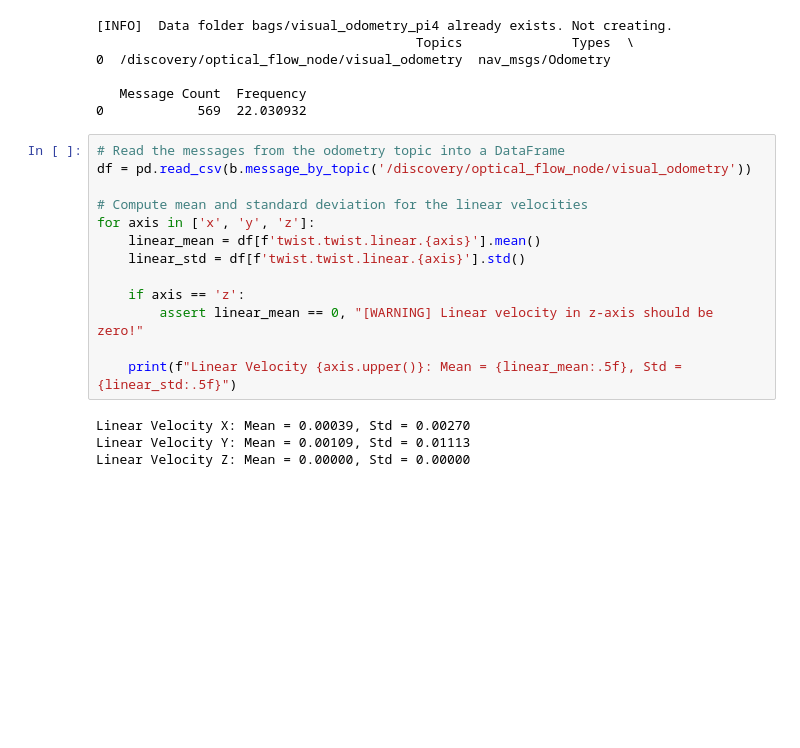
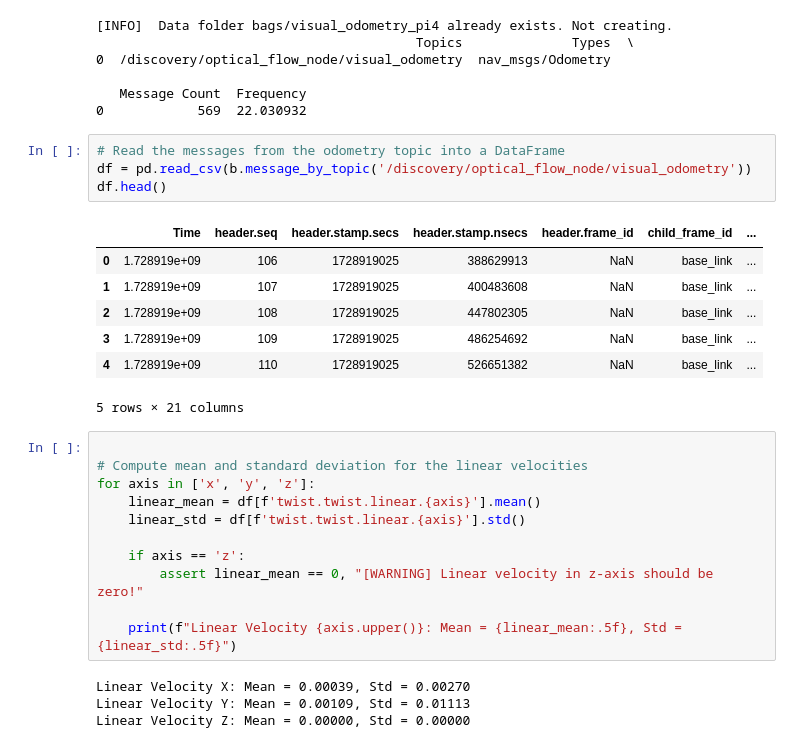
Before and after one commit to jzal03/book-opmanual-dd24, a Jupyter notebook: src/sensors_characterization/sensors_characterization.ipynb, the cells around one changed output. Cells and saved outputs as stored; diff of their text form; blank space fills up the shorter version.

```diff
--- a/src/sensors_characterization/sensors_characterization.ipynb
+++ b/src/sensors_characterization/sensors_characterization.ipynb
@@ -149,9 +149,19 @@ print(b.topic_table)
 
    Message Count  Frequency
 0            569  22.030932
+# %%
+# Read the messages from the odometry topic into a DataFrame
+df = pd.read_csv(b.message_by_topic('/discovery/optical_flow_node/visual_odometry'))
+df.head()
+# %% [output]
+|  | Time | header.seq | header.stamp.secs | header.stamp.nsecs | header.frame_id | child_frame_id | ... |
+| 0 | 1.728919e+09 | 106 | 1728919025 | 388629913 | NaN | base_link | ... |
+| 1 | 1.728919e+09 | 107 | 1728919025 | 400483608 | NaN | base_link | ... |
+| 2 | 1.728919e+09 | 108 | 1728919025 | 447802305 | NaN | base_link | ... |
+| 3 | 1.728919e+09 | 109 | 1728919025 | 486254692 | NaN | base_link | ... |
+| 4 | 1.728919e+09 | 110 | 1728919025 | 526651382 | NaN | base_link | ... |
+5 rows × 21 columns
 # %%
-# Read the messages from the odometry topic into a DataFrame
-df = pd.read_csv(b.message_by_topic('/discovery/optical_flow_node/visual_odometry'))
 
 # Compute mean and standard deviation for the linear velocities
 for axis in ['x', 'y', 'z']:
```
Also changed, not shown: parts of 10 cells of this notebook, 1 other file.
